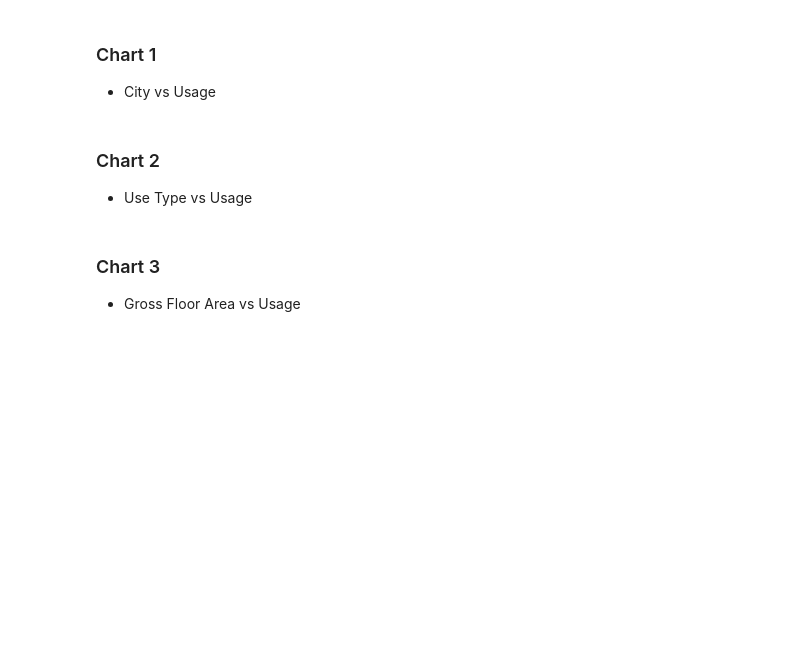
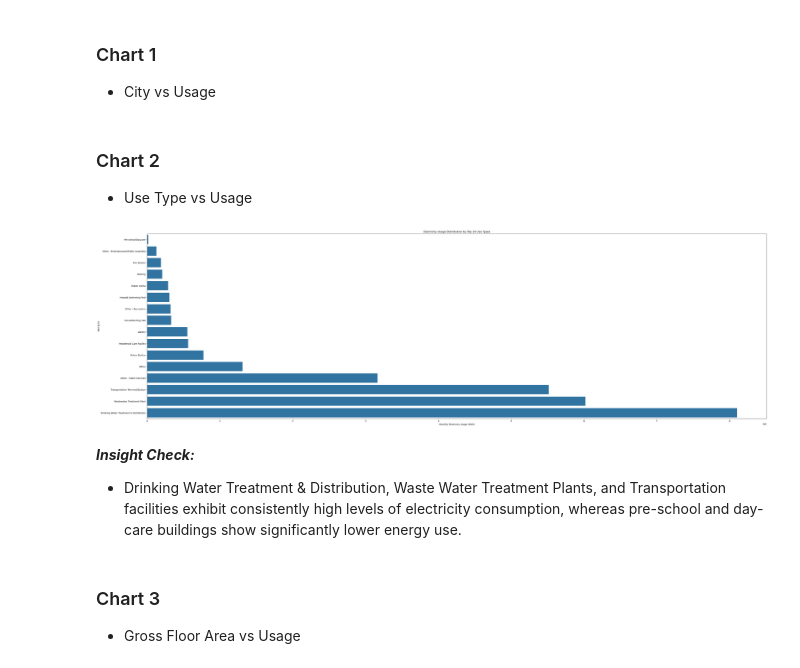
Before and after one commit to JorgeRPMHS/Project, a Jupyter notebook: CPSC_610-Group 6.ipynb, the cells around one changed output. Saved outputs shown, nothing was run; the diff lists cells and outputs as text; code cells hidden in the pictures; blank space fills up the shorter version.

```diff
--- a/CPSC_610-Group 6.ipynb
+++ b/CPSC_610-Group 6.ipynb
@@ -713,6 +695,27 @@ sns.pairplot(
 # %% [markdown]
 ### Chart 2
 * Use Type vs Usage
+# %%
+# ----- Consumption by Use Type
+df_usage_type = df_merged.groupby("Use Type")["Electricity_Usage_kWh"].sum().reset_index().sort_values(by="Electricity_Usage_kWh", ascending=True)
+
+plt.figure(figsize=(50, 15))
+sns.barplot(
+    data = df_usage_type,
+    y = "Use Type",
+    x = "Electricity_Usage_kWh",
+    orient="h"
+    )
+
+plt.title("Electricity Usage Distribution by Top 10 Use Types")
+plt.ylabel("Use Type")
+plt.xlabel("Monthly Electricity Usage (kWh)")
+plt.show()
+# %% [output]
+[figure, added]
+# %% [markdown]
+***Insight Check:***
+   * Drinking Water Treatment & Distribution, Waste Water Treatment Plants, and Transportation facilities exhibit consistently high levels of electricity consumption, whereas pre-school and day-care buildings show significantly lower energy use.
 # %% [markdown]
 ### Chart 3
 * Gross Floor Area vs Usage
```
Also changed, not shown: parts of 4 cells of this notebook.
